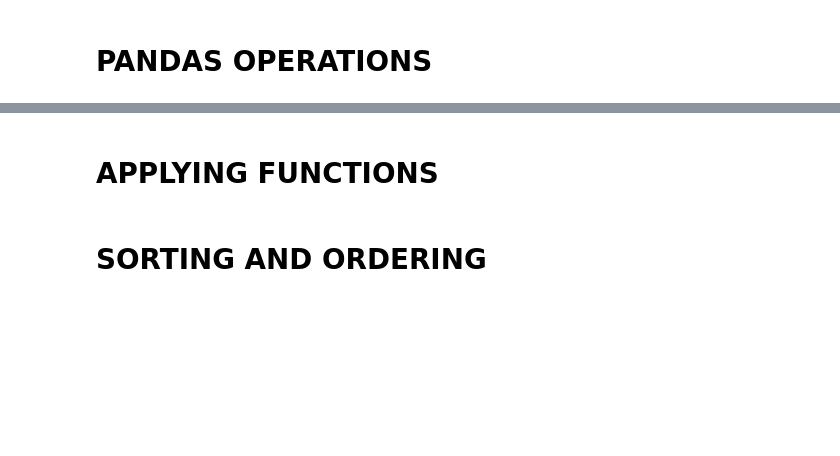
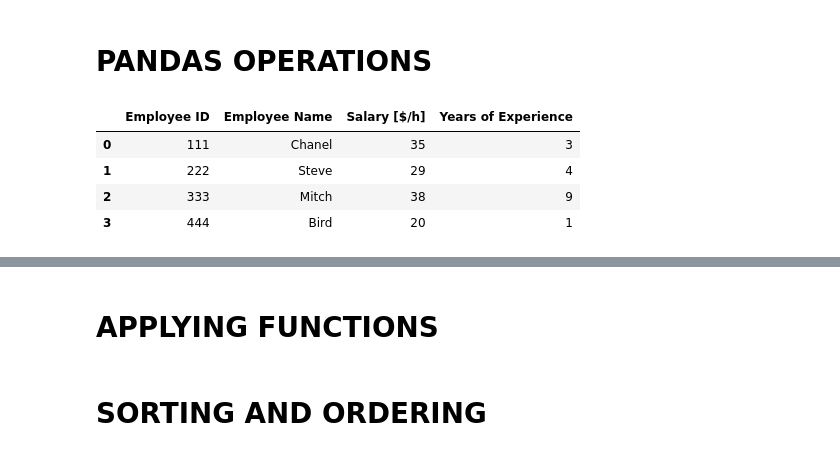
Before and after one commit to Dipesh009-stack/Udemy_Python_course, a Jupyter notebook: pandas.ipynb, the cells around one changed output, grey strips where cells are left out. Cells and saved outputs as stored; diff of their text form; code cells hidden in the pictures; blank space fills up the shorter version.

```diff
--- a/pandas.ipynb
+++ b/pandas.ipynb
@@ -103,7 +135,13 @@ df
 # %%
 # pick elements that satisfy a certain criteria
-df_new = df[ (df['Years of Experience']>=3) ]
-df_new
+df_new = df [ (df['Years of Experience']>9)]
+df
+# %% [output]
+|  | Employee ID | Employee Name | Salary [$/h] | Years of Experience |
+| 0 | 111 | Chanel | 35 | 3 |
+| 1 | 222 | Steve | 29 | 4 |
+| 2 | 333 | Mitch | 38 | 9 |
+| 3 | 444 | Bird | 20 | 1 |
 # %%
 # Delete a column
 del df['Employee ID']
```
Also changed, not shown: parts of 9 cells of this notebook, 1 other file.
